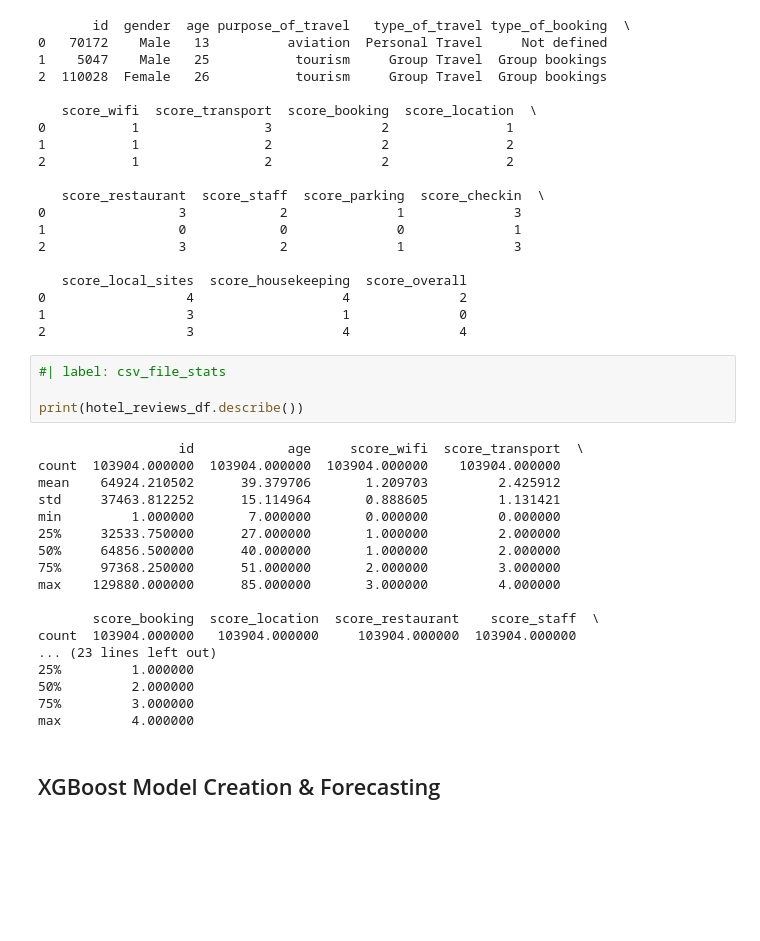
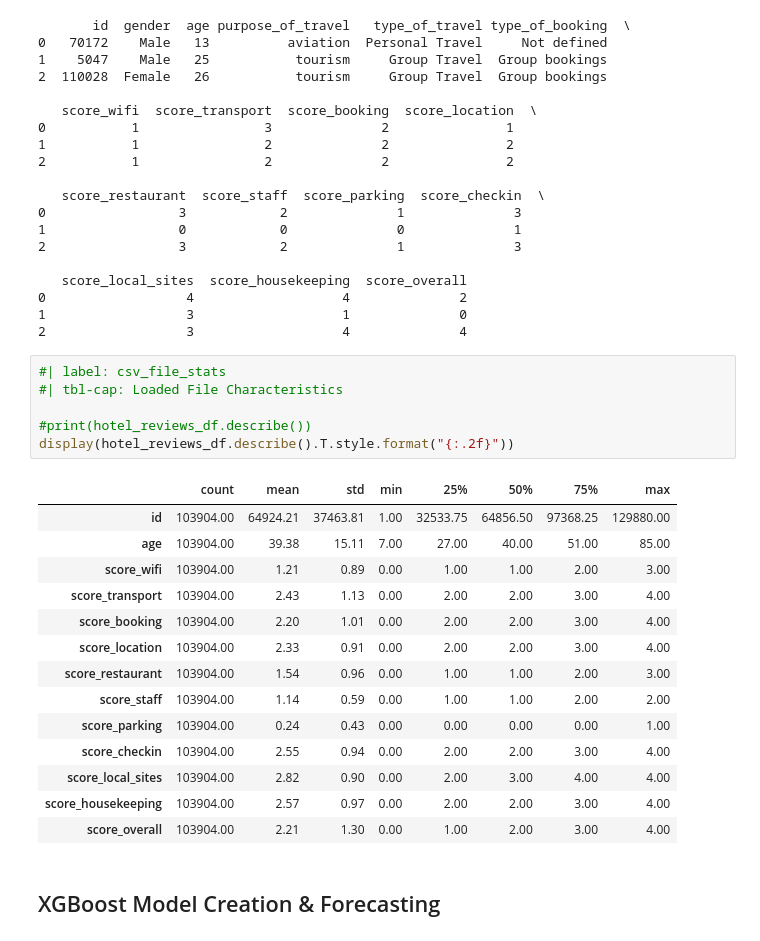
Before and after one commit to StuartG24/Travel_Co_Analysis, a Jupyter notebook: Notebooks_Data_Analysis/customer_satisfaction.ipynb, the cells around one changed output. Drawn from its saved outputs; the diff is of its cells as text; blank space fills up the shorter version.

Commit message:
Final draft for review

```diff
--- a/Notebooks_Data_Analysis/customer_satisfaction.ipynb
+++ b/Notebooks_Data_Analysis/customer_satisfaction.ipynb
@@ -123,26 +124,25 @@ print(hotel_reviews_df.head(3))
 2                  3                   4              4
 # %%
 #| label: csv_file_stats
+#| tbl-cap: Loaded File Characteristics
 
-print(hotel_reviews_df.describe())
+#print(hotel_reviews_df.describe())
+display(hotel_reviews_df.describe().T.style.format("{:.2f}"))
 # %% [output]
-                  id            age     score_wifi  score_transport  \
-count  103904.000000  103904.000000  103904.000000    103904.000000
-mean    64924.210502      39.379706       1.209703         2.425912
-std     37463.812252      15.114964       0.888605         1.131421
-min         1.000000       7.000000       0.000000         0.000000
-25%     32533.750000      27.000000       1.000000         2.000000
-50%     64856.500000      40.000000       1.000000         2.000000
-75%     97368.250000      51.000000       2.000000         3.000000
-max    129880.000000      85.000000       3.000000         4.000000
-
-       score_booking  score_location  score_restaurant    score_staff  \
-count  103904.000000   103904.000000     103904.000000  103904.000000
-... (23 lines left out)
-25%         1.000000
-50%         2.000000
-75%         3.000000
-max         4.000000
+|  | count | mean | std | min | 25% | 50% | 75% | max |
+| id | 103904.00 | 64924.21 | 37463.81 | 1.00 | 32533.75 | 64856.50 | 97368.25 | 129880.00 |
+| age | 103904.00 | 39.38 | 15.11 | 7.00 | 27.00 | 40.00 | 51.00 | 85.00 |
+| score_wifi | 103904.00 | 1.21 | 0.89 | 0.00 | 1.00 | 1.00 | 2.00 | 3.00 |
+| score_transport | 103904.00 | 2.43 | 1.13 | 0.00 | 2.00 | 2.00 | 3.00 | 4.00 |
+| score_booking | 103904.00 | 2.20 | 1.01 | 0.00 | 2.00 | 2.00 | 3.00 | 4.00 |
+| score_location | 103904.00 | 2.33 | 0.91 | 0.00 | 2.00 | 2.00 | 3.00 | 4.00 |
+| score_restaurant | 103904.00 | 1.54 | 0.96 | 0.00 | 1.00 | 1.00 | 2.00 | 3.00 |
+| score_staff | 103904.00 | 1.14 | 0.59 | 0.00 | 1.00 | 1.00 | 2.00 | 2.00 |
+| score_parking | 103904.00 | 0.24 | 0.43 | 0.00 | 0.00 | 0.00 | 0.00 | 1.00 |
+| score_checkin | 103904.00 | 2.55 | 0.94 | 0.00 | 2.00 | 2.00 | 3.00 | 4.00 |
+| score_local_sites | 103904.00 | 2.82 | 0.90 | 0.00 | 2.00 | 3.00 | 4.00 | 4.00 |
+| score_housekeeping | 103904.00 | 2.57 | 0.97 | 0.00 | 2.00 | 2.00 | 3.00 | 4.00 |
+| score_overall | 103904.00 | 2.21 | 1.30 | 0.00 | 1.00 | 2.00 | 3.00 | 4.00 |
 # %% [markdown]
 ## XGBoost Model Creation & Forecasting
 # %% [markdown]
```
Also changed, not shown: parts of 1 cell of this notebook, 11 other files.
